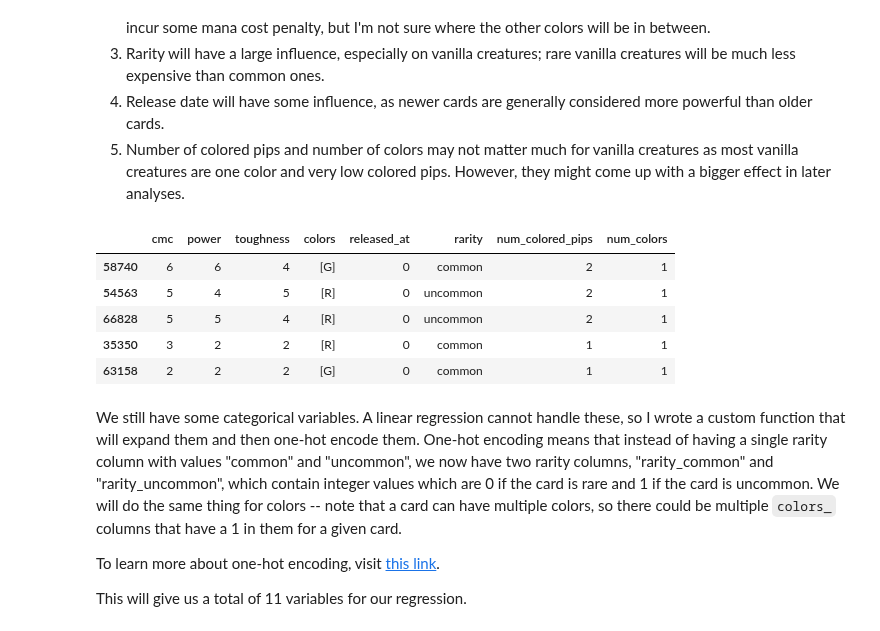
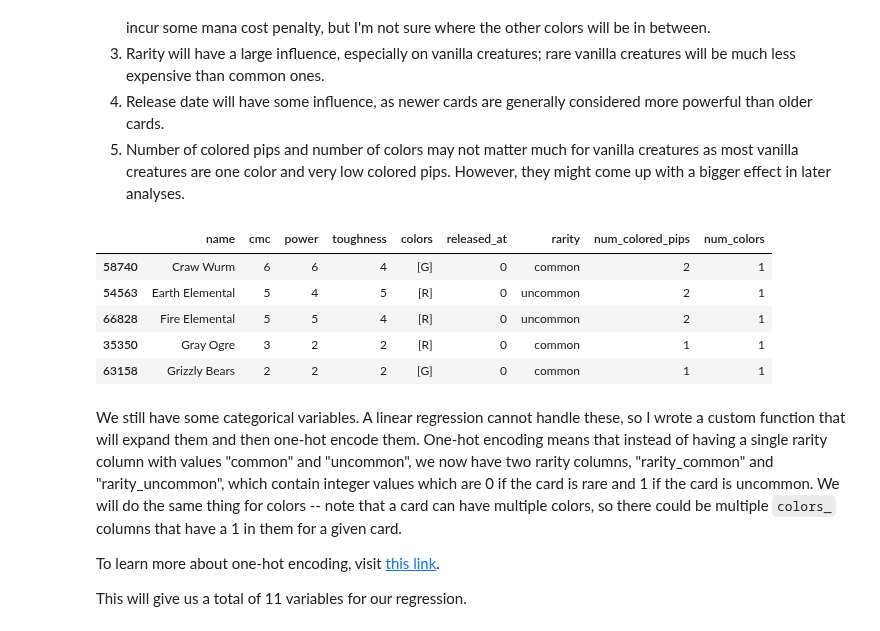
Before and after one commit to Innoviox/mtg-analyzer, a Jupyter notebook: mtganalyzer.ipynb, the cells around one changed output. Drawn from its saved outputs; the diff is of its cells as text; code cells hidden in the pictures.

```diff
--- a/mtganalyzer.ipynb
+++ b/mtganalyzer.ipynb
@@ -183,15 +183,15 @@ Our goal is to predict the Converted Mana Cost of a creature based just on its v
  4. Release date will have some influence, as newer cards are generally considered more powerful than older cards.
  5. Number of colored pips and number of colors may not matter much for vanilla creatures as most vanilla creatures are one color and very low colored pips. However, they might come up with a bigger effect in later analyses.
 # %%
-data_df = vanilla_df.drop(columns=["name", "mana_cost", "type_line", "oracle_text", "color_identity", "keywords", "set", "games", "legalities"])
+data_df = vanilla_df.drop(columns=["mana_cost", "type_line", "oracle_text", "color_identity", "keywords", "set", "games", "legalities"])
 data_df.head()
 # %% [output]
-|  | cmc | power | toughness | colors | released_at | rarity | num_colored_pips | num_colors |
-| 58740 | 6 | 6 | 4 | [G] | 0 | common | 2 | 1 |
-| 54563 | 5 | 4 | 5 | [R] | 0 | uncommon | 2 | 1 |
-| 66828 | 5 | 5 | 4 | [R] | 0 | uncommon | 2 | 1 |
-| 35350 | 3 | 2 | 2 | [R] | 0 | common | 1 | 1 |
-| 63158 | 2 | 2 | 2 | [G] | 0 | common | 1 | 1 |
+|  | name | cmc | power | toughness | colors | released_at | rarity | num_colored_pips | num_colors |
+| 58740 | Craw Wurm | 6 | 6 | 4 | [G] | 0 | common | 2 | 1 |
+| 54563 | Earth Elemental | 5 | 4 | 5 | [R] | 0 | uncommon | 2 | 1 |
+| 66828 | Fire Elemental | 5 | 5 | 4 | [R] | 0 | uncommon | 2 | 1 |
+| 35350 | Gray Ogre | 3 | 2 | 2 | [R] | 0 | common | 1 | 1 |
+| 63158 | Grizzly Bears | 2 | 2 | 2 | [G] | 0 | common | 1 | 1 |
 # %% [markdown]
 We still have some categorical variables. A linear regression cannot handle these, so I wrote a custom function that will expand them and then one-hot encode them. One-hot encoding means that instead of having a single rarity column with values "common" and "uncommon", we now have two rarity columns, "rarity_common" and "rarity_uncommon", which contain integer values which are 0 if the card is rare and 1 if the card is uncommon. We will do the same thing for colors -- note that a card can have multiple colors, so there could be multiple `colors_` columns that have a 1 in them for a given card.
 
```
Also changed, not shown: parts of 39 cells of this notebook.
